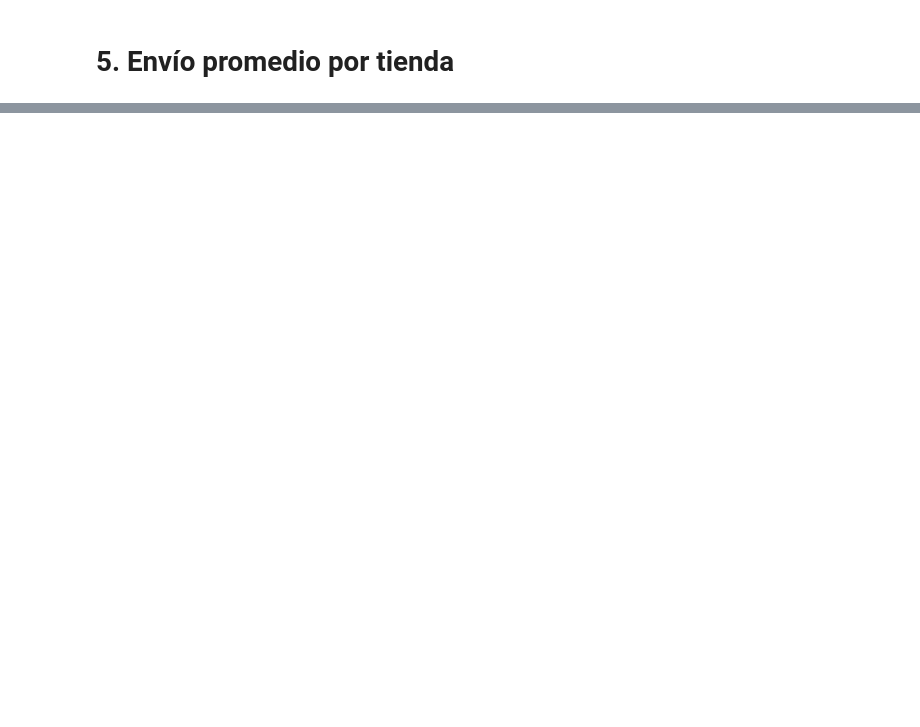
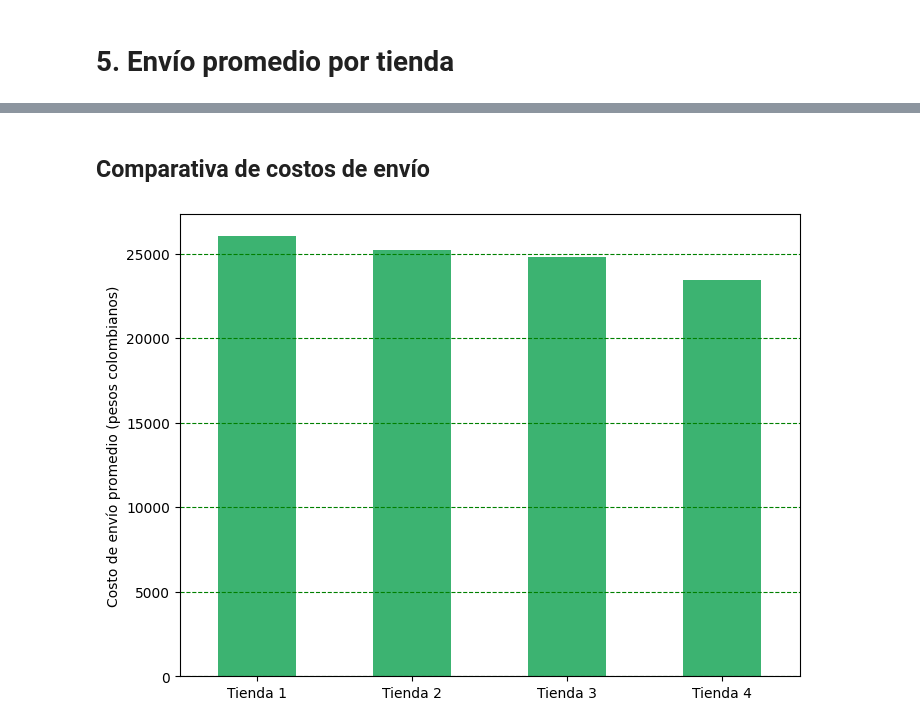
Before and after one commit to mmitxel/alura-challenge-store, a Jupyter notebook: alura_challenge_store.ipynb, the cells around one changed output, grey strips where cells are left out. Cells and saved outputs as stored; diff of their text form; code cells hidden in the pictures; blank space fills up the shorter version.

```diff
--- a/alura_challenge_store.ipynb
+++ b/alura_challenge_store.ipynb
@@ -35,0 +311,11 @@ tienda.head()
+# %% [markdown]
+## Comparativa de costos de envío
+# %%
+costos_envio = resultados['Costo de envío'].plot(kind='bar', ylabel='Costo de envío promedio (pesos colombianos)' , figsize=(8,6), legend=False,  color='mediumseagreen')
+plt.grid(axis='y', linestyle='--', alpha=1, color='green')
+
+plt.xticks(rotation=0)
+
+plt.show()
+# %% [output]
+[figure, added]
```
Also changed, not shown: parts of 32 cells of this notebook.
